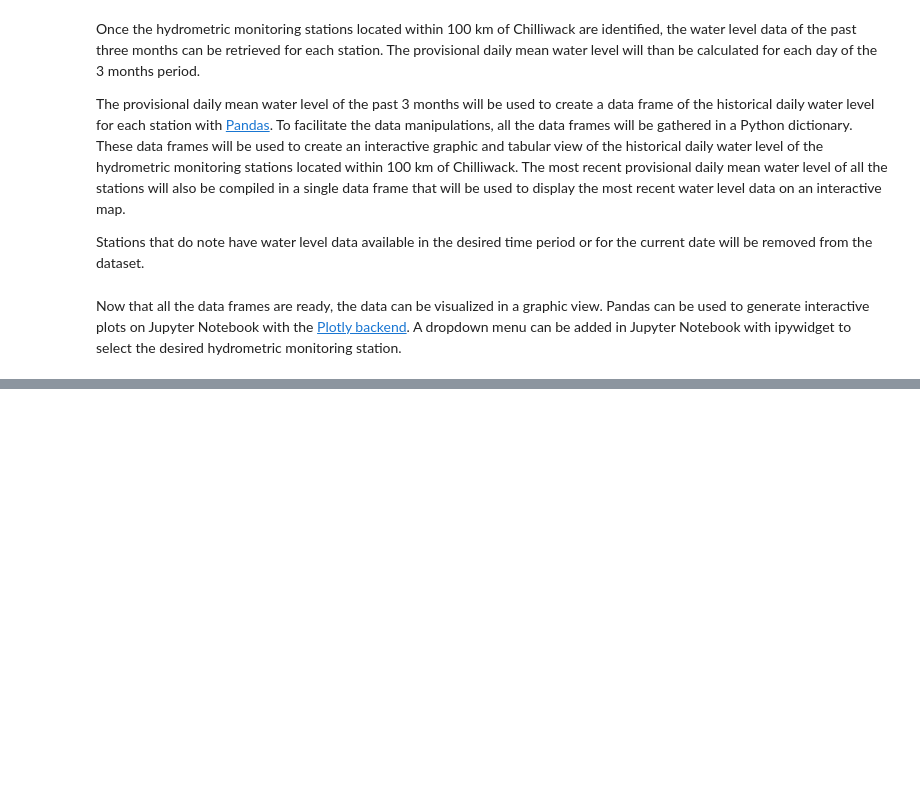
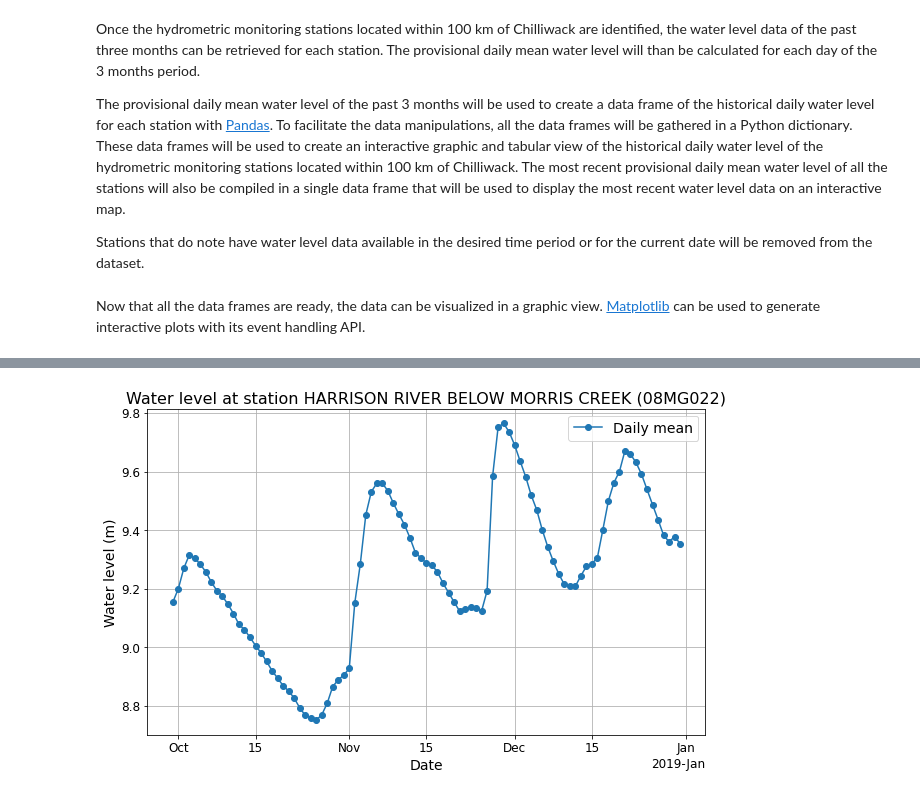
Before and after one commit to marieevelb/oafeat-use-case, a Jupyter notebook: docs/use-case-oafeat-en-static.ipynb, the cells around one changed output, grey strips where cells are left out. Cells and saved outputs as stored; diff of their text form; code cells hidden in the pictures; blank space fills up the shorter version.

```diff
--- a/docs/use-case-oafeat-en-static.ipynb
+++ b/docs/use-case-oafeat-en-static.ipynb
@@ -223,67 +216,87 @@ if not stations:
         + " months for the selected hydrometric stations."
     )
 # %% [markdown]
-Now that all the data frames are ready, the data can be visualized in a graphic view. Pandas can be used to generate interactive plots on Jupyter Notebook with the [Plotly backend](https://plotly.com/python/pandas-backend/). A dropdown menu can be added in Jupyter Notebook with ipywidget to select the desired hydrometric monitoring station.
+Now that all the data frames are ready, the data can be visualized in a graphic view. [Matplotlib](https://matplotlib.org/) can be used to generate interactive plots with its event handling API.
 # %%
 # Creation of an interactive plot with Pandas and Matplotlib
 
-# Remove the magic command to use out of Jupyter Notebook
-%matplotlib notebook
+# Hydrometric station to dispay on the plot
+station_displayed_p = stations[1]
 
-# Function to show the plot of the chosen hydrometric station
+# Function to create a plot for the chosen hydrometric station
 def interactive_plot(station):
-    # Creation of the plot
-    params = {'legend.fontsize': '14',
-              'figure.figsize': (10, 6),
-              'axes.labelsize': '14',
-              'axes.titlesize': '16',
-              'xtick.labelsize': '12',
-              'ytick.labelsize': '12'}
+    # Adjusting font and figure size
+    params = {
+        "legend.fontsize": "14",
+        "figure.figsize": (10, 6),
+        "axes.labelsize": "14",
+        "axes.titlesize": "16",
+        "xtick.labelsize": "12",
+        "ytick.labelsize": "12",
+    }
     plt.rcParams.update(params)
 
+    # Creation of the plot
     fig, ax = plt.subplots()
-    line, = plt.plot(
+    line = plt.plot(
         hydrometric_data[station].index,
         hydrometric_data[station]["LEVEL"],
-        marker='o',
-        label="Daily mean"
+        marker="o",
+        label="Daily mean",
     )
     plt.legend()
-    plt.grid(True, which='both')
-
-    ax.set_title(fill(
-        "Water level at station {} ({})".format(
-            hydrometric_data[station]["STATION_NAME"][0], station
+    plt.grid(True, which="both")
+    ax.set_title(
+        fill(
+            "Water level at station {} ({})".format(
+                hydrometric_data[station]["STATION_NAME"][0], station
+            )
         )
-    ))
+    )
     ax.set_ylabel("Water level (m)")
     ax.set_xlabel("Date")
 
+    # Modification of the x axis ticks and tick labels
     locator = mdates.AutoDateLocator()
     formatter = mdates.ConciseDateFormatter(locator)
     ax.xaxis.set_major_locator(locator)
     ax.xaxis.set_major_formatter(formatter)
 
-    annot = ax.annotate("", xy=(0,0), xytext=(-60,-40), textcoords="offset points",
-                        bbox=dict(boxstyle="round", fc="w"),
-                        arrowprops=dict(arrowstyle="->"))
+    # Creation of the annotations to display on hover
+    annot = ax.annotate(
+        "",
+        xy=(0, 0),
+        xytext=(-60, -40),
+        textcoords="offset points",
+        bbox=dict(boxstyle="round", fc="w"),
+        arrowprops=dict(arrowstyle="->"),
+    )
     annot.set_visible(False)
 
     return line, annot, ax, fig
 
-line, annot, ax, fig = interactive_plot(stations[8])
+
+# Choosing the hydrometric stations to create the plot
+line, annot, ax, fig = interactive_plot(station_displayed_p)
 
 
+# Updating the annotation with the data point information
 def update_annot(ind):
-    x,y = line.get_data()
+    # Identifying the annotation to display
+    x, y = line.get_data()
     annot.xy = (x[ind["ind"][0]], y[ind["ind"][0]])
-    date_x = x[ind["ind"]][0].astype('datetime64[D]')
+
+    # Adding text to the annotation (date and water level)
+    date_x = x[ind["ind"]][0].astype("datetime64[D]")
     level_y = round(y[ind["ind"]][0], 2)
     text = "{}\nDaily mean: {} m".format(date_x, level_y)
     annot.set_text(text)
+
+    # Setting annotation transparency
     annot.get_bbox_patch().set_alpha(0.8)
 
 
+# Display of annotations on hover
 def hover(event):
     vis = annot.get_visible()
     if event.inaxes == ax:
@@ -297,6 +310,8 @@ def hover(event):
                 annot.set_visible(False)
                 fig.canvas.draw_idle()
 
+
+# Adding the feature that displays annotations on hover
 fig.canvas.mpl_connect("motion_notify_event", hover)
 
 plt.show()
@@ -305,0 +319 @@ plt.show()
+[figure, added]
```
Also changed, not shown: parts of 10 cells of this notebook, 3 other files.
